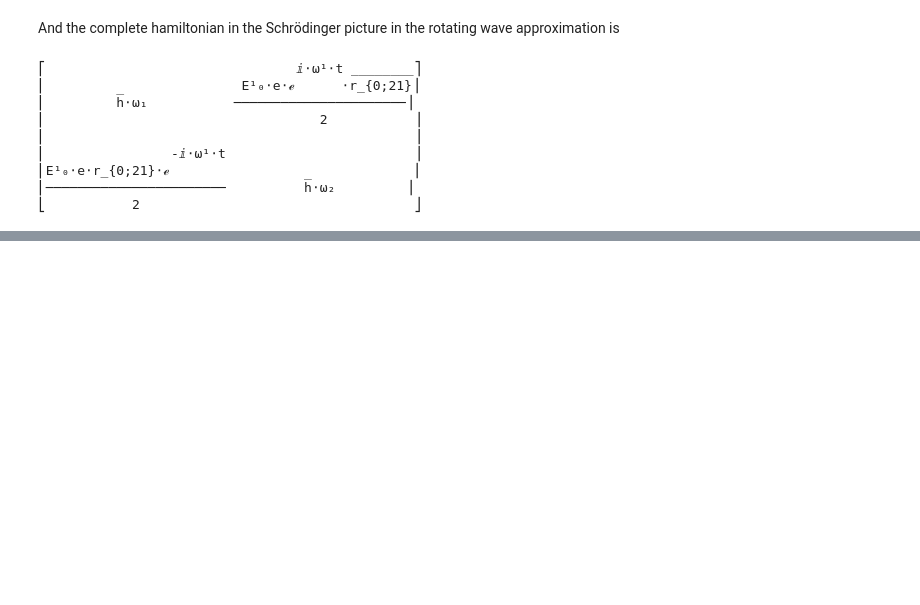
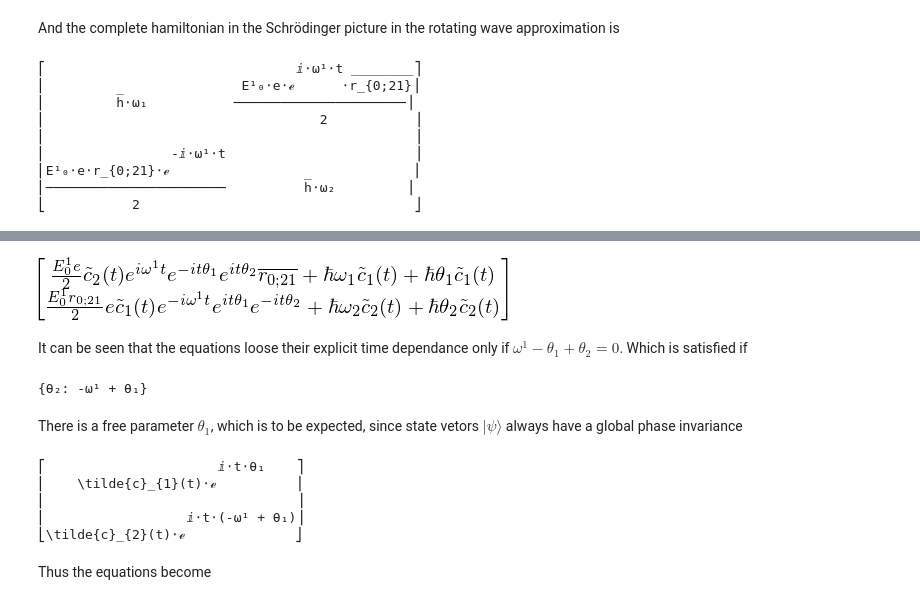
Before and after one commit to oscarlazoarjona/fast, a Jupyter notebook: fast-1.0/fast/notebooks/5 - Two level atom (symbolic).ipynb, the cells around one changed output, grey strips where cells are left out. Drawn from its saved outputs; the diff is of its cells as text; code cells hidden in the pictures; blank space fills up the shorter version.

```diff
--- a/fast-1.0/fast/notebooks/5 - Two level atom (symbolic).ipynb
+++ b/fast-1.0/fast/notebooks/5 - Two level atom (symbolic).ipynb
@@ -377,0 +383,11 @@ pprint(HRWA)
+# %%
+def define_psi_coefficients(Ne):
+    c      = Matrix([Function(        "c"   +str(i+1)     )(t) for i in range(Ne)])
+    ctilde = Matrix([Function(r"\tilde{c}_{"+str(i+1)+"}" )(t) for i in range(Ne)])
+    phase  = Matrix([  Symbol( "theta"      +str(i+1)     )    for i in range(Ne)])
+    return c,ctilde,phase
+def define_phases(Ne):
+    return Matrix([Symbol("theta"+str(i+1)) for i in range(Ne)])
+# %%
+c,ctilde,phase=define_psi_coefficients(Ne)
+pprint([c,ctilde,phase])
@@ -377,0 +398,3 @@ pprint(HRWA)
+# %%
+psi=Matrix([ exp(I*phase[i]*t)*ctilde[i] for i in range(Ne)])
+pprint(psi)
@@ -377,0 +420,3 @@ pprint(HRWA)
+# %%
+rhs=HRWA*psi
+pprint(rhs)
@@ -377,0 +456,24 @@ pprint(HRWA)
+# %%
+rhs_new=Matrix([simplify(  rhs[i]*exp(-I*phase[i]*t) +hbar*phase[i]*ctilde[i] ) for i in range(Ne)])
+rhs_new
+# %% [output]
+[figure, added]
+# %% [markdown]
+It can be seen that the equations loose their explicit time dependance only if $\omega^{1} - \theta_{1} + \theta_{2}=0$. Which is satisfied if
+# %%
+phase_transformation=solve(omega_laser[0]+phase[1]-phase[0],phase[1],dict=True)[0]
+pprint(phase_transformation)
+# %% [output]
+{θ₂: -ω¹ + θ₁}
+# %% [markdown]
+There is a free parameter $\theta_1$, which is to be expected, since state vetors $|\psi\rangle$ always have a global phase invariance
+# %%
+pprint(psi.subs(phase_transformation))
+# %% [output]
+⎡                      ⅈ⋅t⋅θ₁    ⎤
+⎢    \tilde{c}_{1}(t)⋅ℯ          ⎥
+⎢                                ⎥
+⎢                  ⅈ⋅t⋅(-ω¹ + θ₁)⎥
+⎣\tilde{c}_{2}(t)⋅ℯ              ⎦
+# %% [markdown]
+Thus the equations become
```
Also changed, not shown: parts of 19 cells of this notebook.
